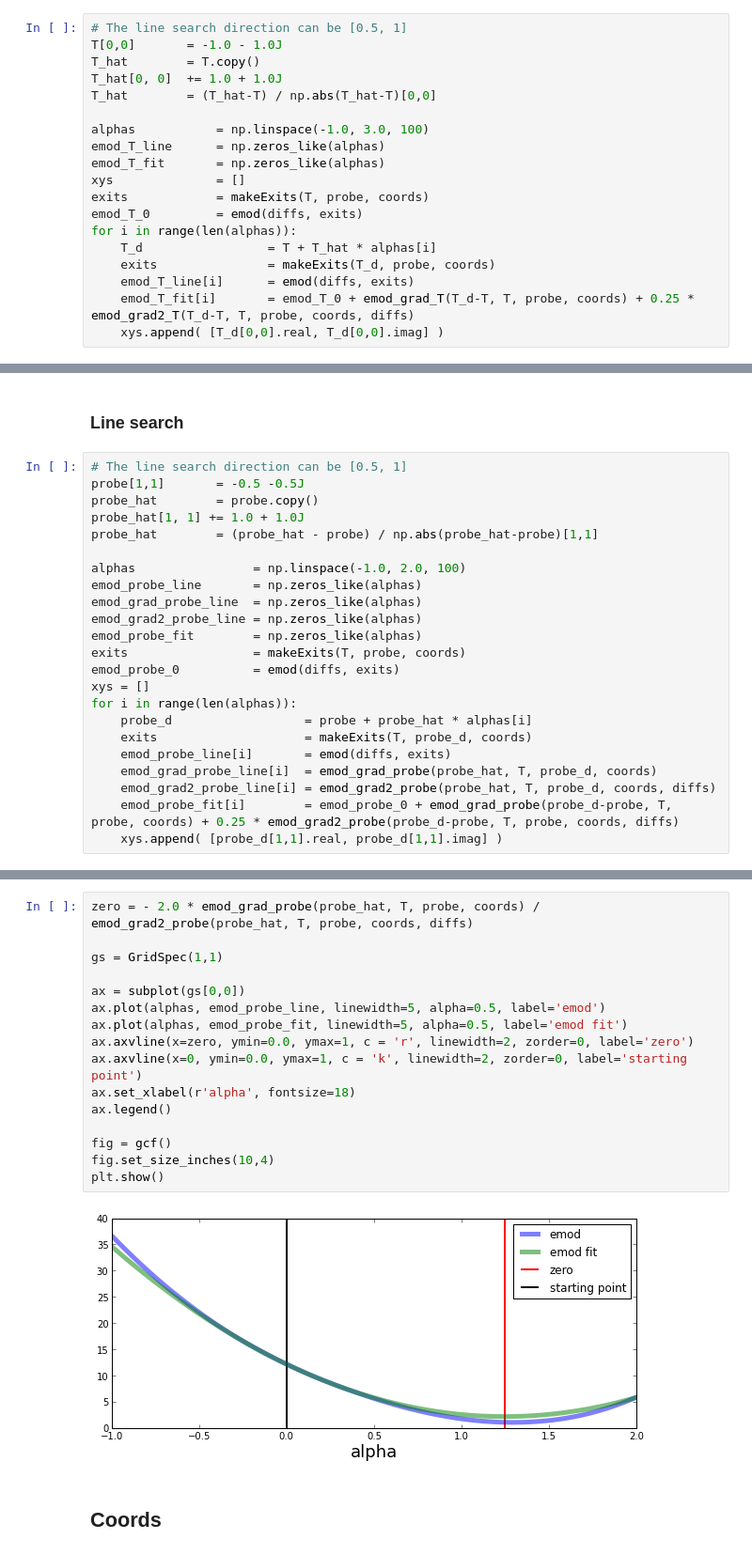
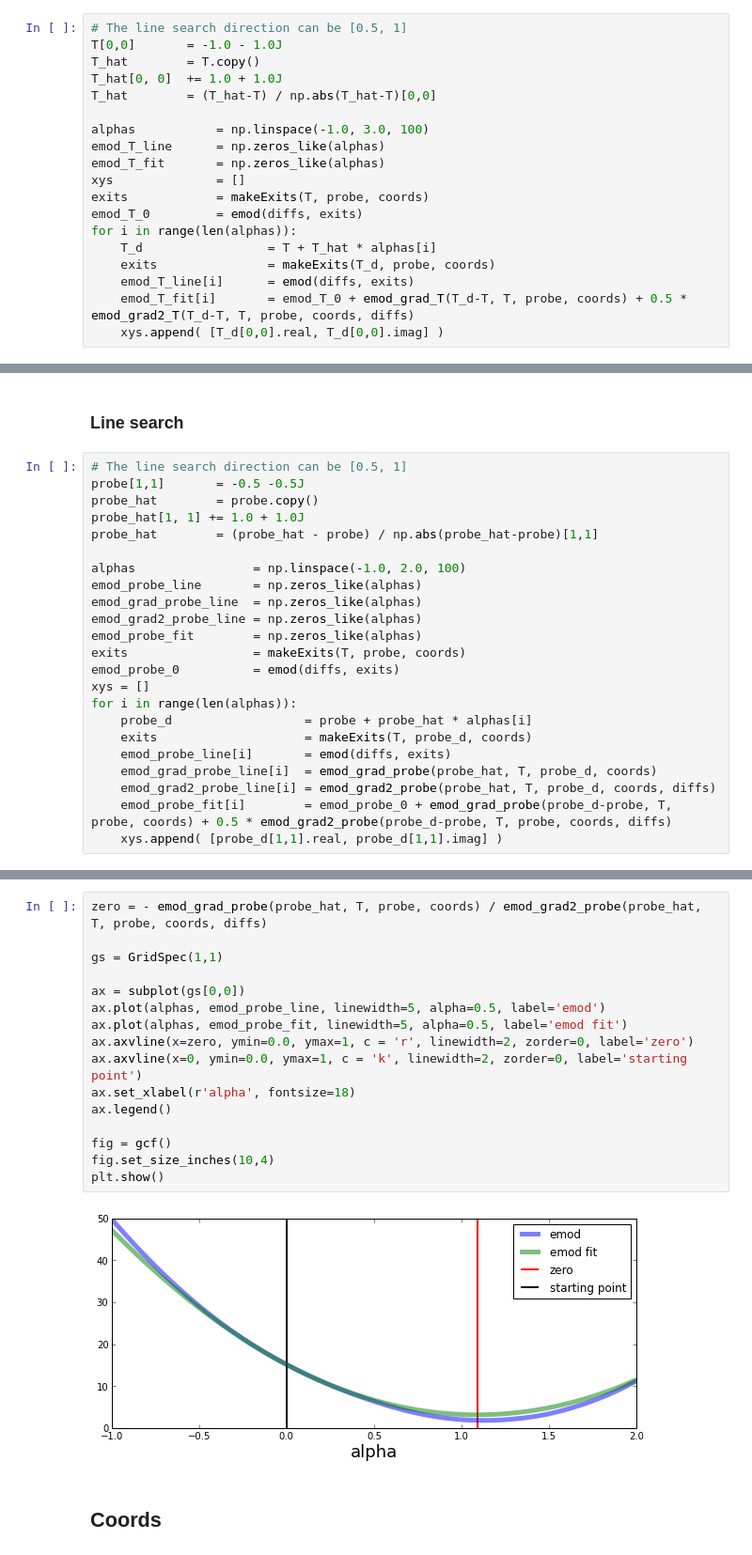
Before and after one commit to andyofmelbourne/Ptychography, a Jupyter notebook: Line search.ipynb, the cells around one changed output, grey strips where cells are left out. Shown at 94% size. Cells and saved outputs as stored; diff of their text form.

```diff
--- a/Line search.ipynb
+++ b/Line search.ipynb
@@ -323,7 +354,7 @@ for i in range(len(alphas)):
     T_d                 = T + T_hat * alphas[i]
     exits               = makeExits(T_d, probe, coords)
     emod_T_line[i]      = emod(diffs, exits)
-    emod_T_fit[i]       = emod_T_0 + emod_grad_T(T_d-T, T, probe, coords) + 0.25 * emod_grad2_T(T_d-T, T, probe, coords, diffs)
+    emod_T_fit[i]       = emod_T_0 + emod_grad_T(T_d-T, T, probe, coords) + 0.5 * emod_grad2_T(T_d-T, T, probe, coords, diffs)
     xys.append( [T_d[0,0].real, T_d[0,0].imag] )
 # %%
 # graph the error
@@ -388,7 +419,7 @@ for i in range(len(alphas)):
     emod_probe_line[i]       = emod(diffs, exits)
     emod_grad_probe_line[i]  = emod_grad_probe(probe_hat, T, probe_d, coords)
     emod_grad2_probe_line[i] = emod_grad2_probe(probe_hat, T, probe_d, coords, diffs)
-    emod_probe_fit[i]        = emod_probe_0 + emod_grad_probe(probe_d-probe, T, probe, coords) + 0.25 * emod_grad2_probe(probe_d-probe, T, probe, coords, diffs)
+    emod_probe_fit[i]        = emod_probe_0 + emod_grad_probe(probe_d-probe, T, probe, coords) + 0.5 * emod_grad2_probe(probe_d-probe, T, probe, coords, diffs)
     xys.append( [probe_d[1,1].real, probe_d[1,1].imag] )
 # %%
 # graph the error
@@ -413,21 +444,21 @@ plt.show()
 # %%
-zero = - 2.0 * emod_grad_probe(probe_hat, T, probe, coords) / emod_grad2_probe(probe_hat, T, probe, coords, diffs)
+zero = - emod_grad_probe(probe_hat, T, probe, coords) / emod_grad2_probe(probe_hat, T, probe, coords, diffs)
 
 gs = GridSpec(1,1)
 
 ax = subplot(gs[0,0])
 ax.plot(alphas, emod_probe_line, linewidth=5, alpha=0.5, label='emod')
 ax.plot(alphas, emod_probe_fit, linewidth=5, alpha=0.5, label='emod fit')
 ax.axvline(x=zero, ymin=0.0, ymax=1, c = 'r', linewidth=2, zorder=0, label='zero')
 ax.axvline(x=0, ymin=0.0, ymax=1, c = 'k', linewidth=2, zorder=0, label='starting point')
 ax.set_xlabel(r'alpha', fontsize=18)
 ax.legend()
 
 fig = gcf()
 fig.set_size_inches(10,4)
 plt.show()
 # %% [output]
-[figure, old version]
+[figure, new version]
 # %% [markdown]
 ## Coords
 # %% [raw]
```
Also changed, not shown: parts of 32 cells of this notebook.
